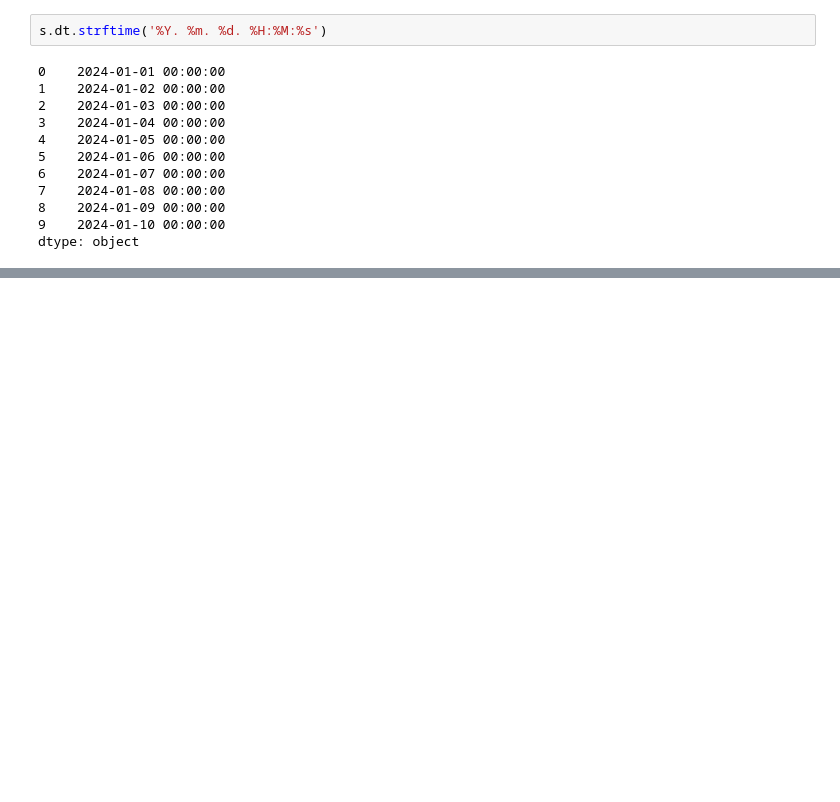
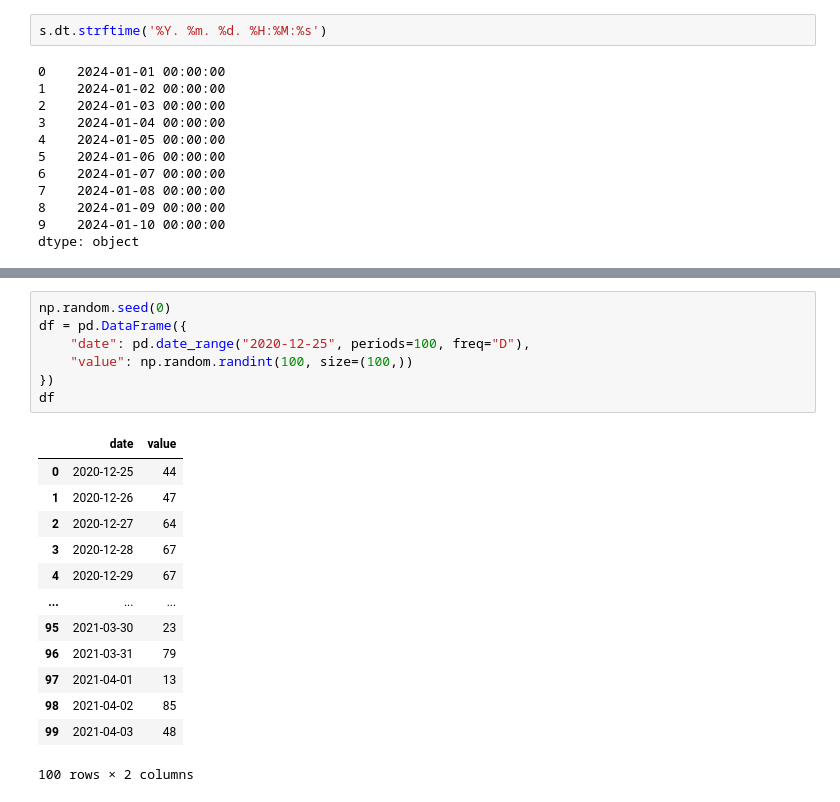
Before and after one commit to jojaehyeok99/python_20240215, a Jupyter notebook: pandas_data_analysis/pandas_datatime.ipynb, the cells around one changed output, grey strips where cells are left out. Saved outputs shown, nothing was run; the diff lists cells and outputs as text; blank space fills up the shorter version.

```diff
--- a/pandas_data_analysis/pandas_datatime.ipynb
+++ b/pandas_data_analysis/pandas_datatime.ipynb
@@ -427,0 +439,21 @@ dtype: object
+# %%
+np.random.seed(0)
+df = pd.DataFrame({
+    "date": pd.date_range("2020-12-25", periods=100, freq="D"),
+    "value": np.random.randint(100, size=(100,))
+})
+df
+# %% [output]
+|  | date | value |
+| 0 | 2020-12-25 | 44 |
+| 1 | 2020-12-26 | 47 |
+| 2 | 2020-12-27 | 64 |
+| 3 | 2020-12-28 | 67 |
+| 4 | 2020-12-29 | 67 |
+| ... | ... | ... |
+| 95 | 2021-03-30 | 23 |
+| 96 | 2021-03-31 | 79 |
+| 97 | 2021-04-01 | 13 |
+| 98 | 2021-04-02 | 85 |
+| 99 | 2021-04-03 | 48 |
+100 rows × 2 columns
```
Also changed, not shown: parts of 3 cells of this notebook.
